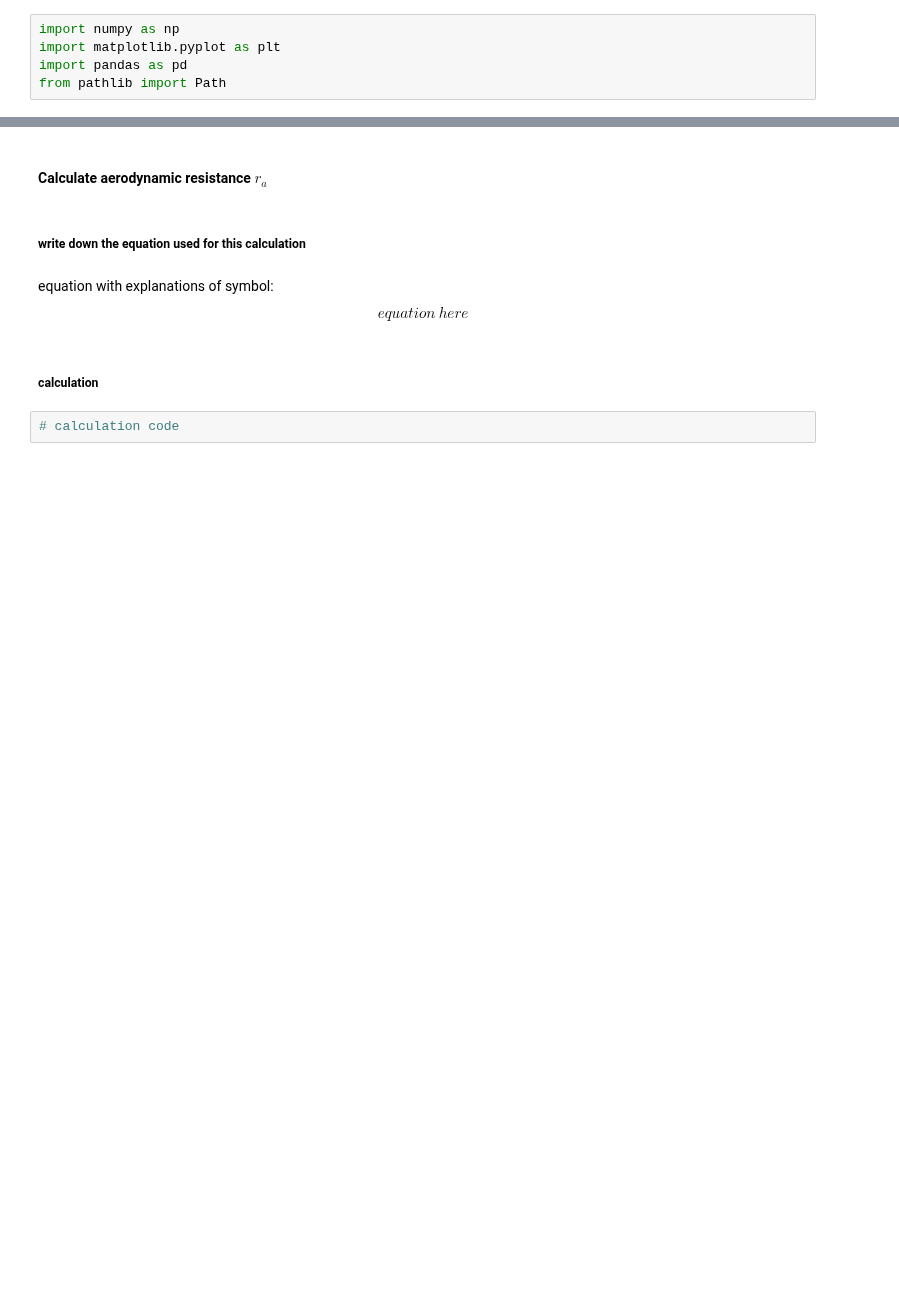
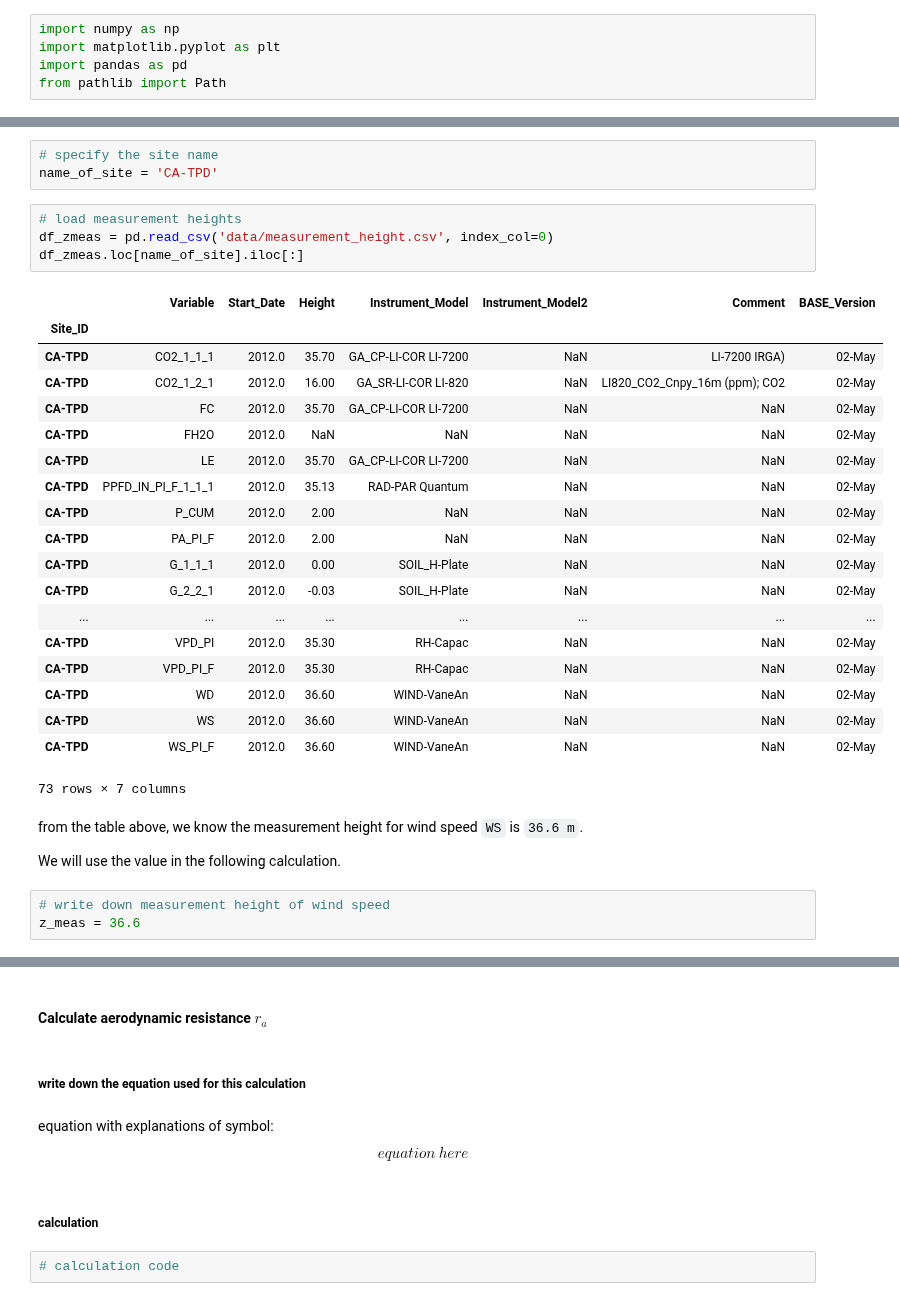
Before and after one commit to BLM-UoR/BLM, a Jupyter notebook: docs/tasks/task3.ipynb, the cells around one changed output, grey strips where cells are left out. Drawn from its saved outputs; the diff is of its cells as text; blank space fills up the shorter version.

```diff
--- a/docs/tasks/task3.ipynb
+++ b/docs/tasks/task3.ipynb
@@ -35,0 +42,34 @@ from pathlib import Path
+# %%
+# specify the site name
+name_of_site = 'CA-TPD'
+# %%
+# load measurement heights
+df_zmeas = pd.read_csv('data/measurement_height.csv', index_col=0)
+df_zmeas.loc[name_of_site].iloc[:]
+# %% [output]
+|  | Variable | Start_Date | Height | Instrument_Model | Instrument_Model2 | Comment | BASE_Version |
+| Site_ID |  |  |  |  |  |  |  |
+| CA-TPD | CO2_1_1_1 | 2012.0 | 35.70 | GA_CP-LI-COR LI-7200 | NaN | LI-7200 IRGA) | 02-May |
+| CA-TPD | CO2_1_2_1 | 2012.0 | 16.00 | GA_SR-LI-COR LI-820 | NaN | LI820_CO2_Cnpy_16m (ppm); CO2 | 02-May |
+| CA-TPD | FC | 2012.0 | 35.70 | GA_CP-LI-COR LI-7200 | NaN | NaN | 02-May |
+| CA-TPD | FH2O | 2012.0 | NaN | NaN | NaN | NaN | 02-May |
+| CA-TPD | LE | 2012.0 | 35.70 | GA_CP-LI-COR LI-7200 | NaN | NaN | 02-May |
+| CA-TPD | PPFD_IN_PI_F_1_1_1 | 2012.0 | 35.13 | RAD-PAR Quantum | NaN | NaN | 02-May |
+| CA-TPD | P_CUM | 2012.0 | 2.00 | NaN | NaN | NaN | 02-May |
+| CA-TPD | PA_PI_F | 2012.0 | 2.00 | NaN | NaN | NaN | 02-May |
+| CA-TPD | G_1_1_1 | 2012.0 | 0.00 | SOIL_H-Plate | NaN | NaN | 02-May |
+| CA-TPD | G_2_2_1 | 2012.0 | -0.03 | SOIL_H-Plate | NaN | NaN | 02-May |
+| ... | ... | ... | ... | ... | ... | ... | ... |
+| CA-TPD | VPD_PI | 2012.0 | 35.30 | RH-Capac | NaN | NaN | 02-May |
+| CA-TPD | VPD_PI_F | 2012.0 | 35.30 | RH-Capac | NaN | NaN | 02-May |
+| CA-TPD | WD | 2012.0 | 36.60 | WIND-VaneAn | NaN | NaN | 02-May |
+| CA-TPD | WS | 2012.0 | 36.60 | WIND-VaneAn | NaN | NaN | 02-May |
+| CA-TPD | WS_PI_F | 2012.0 | 36.60 | WIND-VaneAn | NaN | NaN | 02-May |
+73 rows × 7 columns
+# %% [markdown]
+from the table above, we know the measurement height for wind speed `WS` is `36.6 m`.
+
+We will use the value in the following calculation.
+# %%
+# write down measurement height of wind speed
+z_meas = 36.6
```
Also changed, not shown: parts of 37 cells of this notebook, 3 other files.
